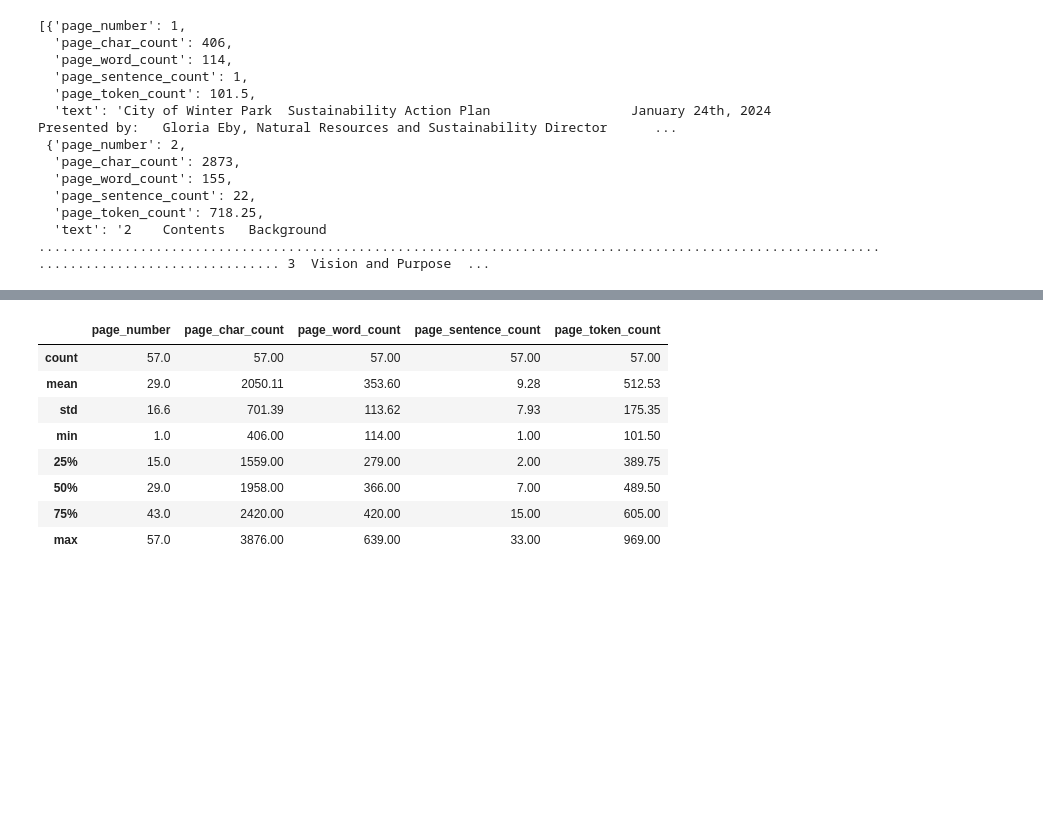
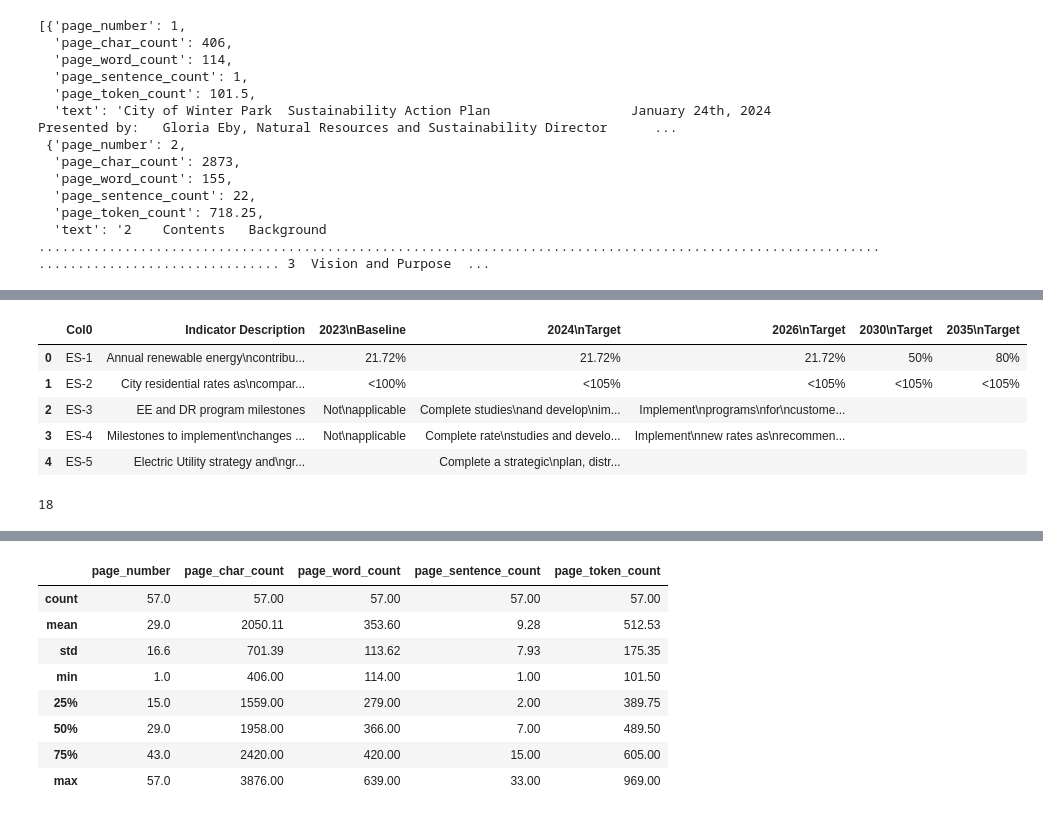
Before and after one commit to aplancher/RagWP, a Jupyter notebook: ragyou.ipynb, the cells around one changed output, grey strips where cells are left out. Drawn from its saved outputs; the diff is of its cells as text; code cells hidden in the pictures; blank space fills up the shorter version.

```diff
--- a/ragyou.ipynb
+++ b/ragyou.ipynb
@@ -113,3 +234,14 @@ pages_and_texts[:2]
+# %%
+display(all_tables[6]["data"])
+print(all_tables[6]["page_number"])
+# %% [output]
+|  | Col0 | Indicator Description | 2023\nBaseline | 2024\nTarget | 2026\nTarget | 2030\nTarget | 2035\nTarget |
+| 0 | ES-1 | Annual renewable energy\ncontribu... | 21.72% | 21.72% | 21.72% | 50% | 80% |
+| 1 | ES-2 | City residential rates as\ncompar... | <100% | <105% | <105% | <105% | <105% |
+| 2 | ES-3 | EE and DR program milestones | Not\napplicable | Complete studies\nand develop\nim... | Implement\nprograms\nfor\ncustome... |  |  |
+| 3 | ES-4 | Milestones to implement\nchanges ... | Not\napplicable | Complete rate\nstudies and develo... | Implement\nnew rates as\nrecommen... |  |  |
+| 4 | ES-5 | Electric Utility strategy and\ngr... |  | Complete a strategic\nplan, distr... |  |  |  |
+18
 # %%
 import random
 random.sample(pages_and_texts, k=3)
```
Also changed, not shown: parts of 16 cells of this notebook.
